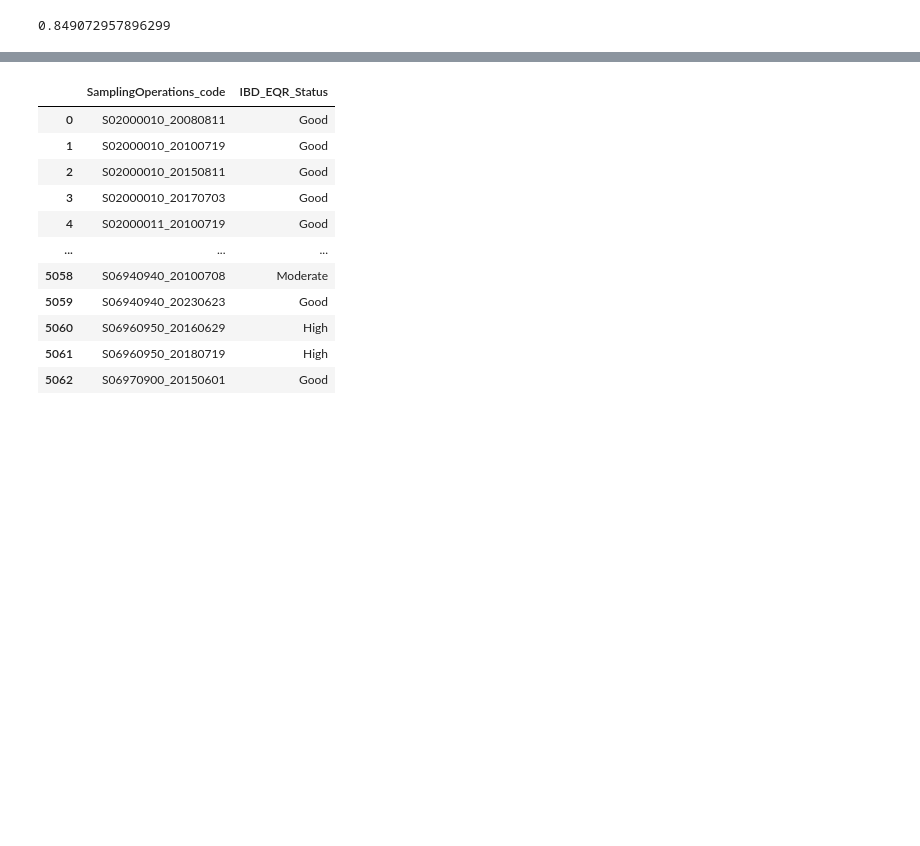
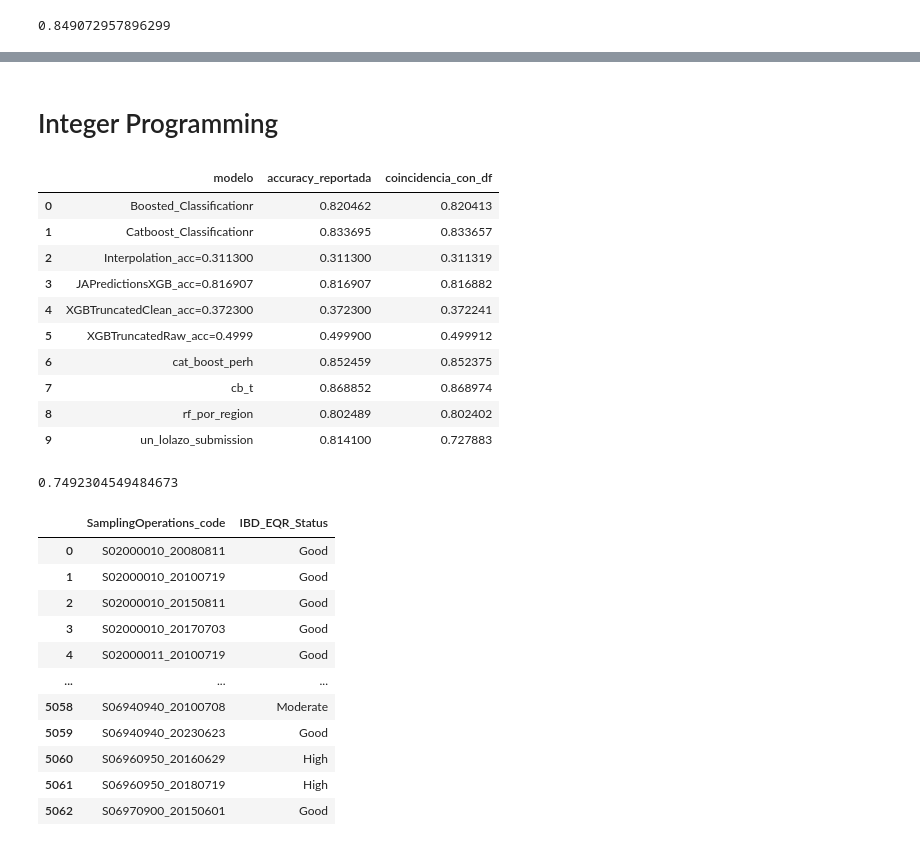
Before and after one commit to heritaco/Empilement-Tobit-CatBoost-et-interpolation-laplacienne-spatio-temporelle-pour-l-IBD-EQR, a Jupyter notebook: results/compare/comparar lo que ya tenemos.ipynb, the cells around one changed output, grey strips where cells are left out. Drawn from its saved outputs; the diff is of its cells as text; code cells hidden in the pictures; blank space fills up the shorter version.

```diff
--- a/results/compare/comparar lo que ya tenemos.ipynb
+++ b/results/compare/comparar lo que ya tenemos.ipynb
@@ -410,0 +420,38 @@ print(salida['esperado_correcto_promedio'])
+# %% [markdown]
+# Integer Programming
+# %%
+import pandas as pd
+
+df_nuevo = pd.read_csv('Yhat_IntegerProgramming.csv')
+df_nuevo = df_nuevo.rename(columns={"y_hat": "IBD_EQR_Status"})
+
+# Vector de tuplas (archivo_csv, accuracy_en_[0,1])
+modelos = [
+    ("un_lolazo_submission.csv", 0.8141),
+    ("rf_por_region.csv", 0.802489),
+    ("cat_boost_perh.csv", 0.852459),
+    ("Catboost_Classificationr.csv",.833695),
+    ("Boosted_Classificationr.csv",.820462),
+    ('cb_t.csv',0.868852),
+    ('JAPredictionsXGB_acc=0.816907.csv',0.816907),
+    ('XGBTruncatedClean_acc=0.372300.csv',0.372300),
+    ('XGBTruncatedRaw_acc=0.4999.csv',0.4999),
+    ('Interpolation_acc=0.311300.csv',0.311300)
+]
+
+salida = evaluar_contra_modelos(df_nuevo, modelos)
+display(salida["resumen_modelos"][["modelo", "accuracy_reportada", "coincidencia_con_df"]])
+print(salida['esperado_correcto_promedio'])
+# %% [output]
+|  | modelo | accuracy_reportada | coincidencia_con_df |
+| 0 | Boosted_Classificationr | 0.820462 | 0.820413 |
+| 1 | Catboost_Classificationr | 0.833695 | 0.833657 |
+| 2 | Interpolation_acc=0.311300 | 0.311300 | 0.311319 |
+| 3 | JAPredictionsXGB_acc=0.816907 | 0.816907 | 0.816882 |
+| 4 | XGBTruncatedClean_acc=0.372300 | 0.372300 | 0.372241 |
+| 5 | XGBTruncatedRaw_acc=0.4999 | 0.499900 | 0.499912 |
+| 6 | cat_boost_perh | 0.852459 | 0.852375 |
+| 7 | cb_t | 0.868852 | 0.868974 |
+| 8 | rf_por_region | 0.802489 | 0.802402 |
+| 9 | un_lolazo_submission | 0.814100 | 0.727883 |
+0.7492304549484673
```
Also changed, not shown: parts of 4 cells of this notebook, 40 other files.
